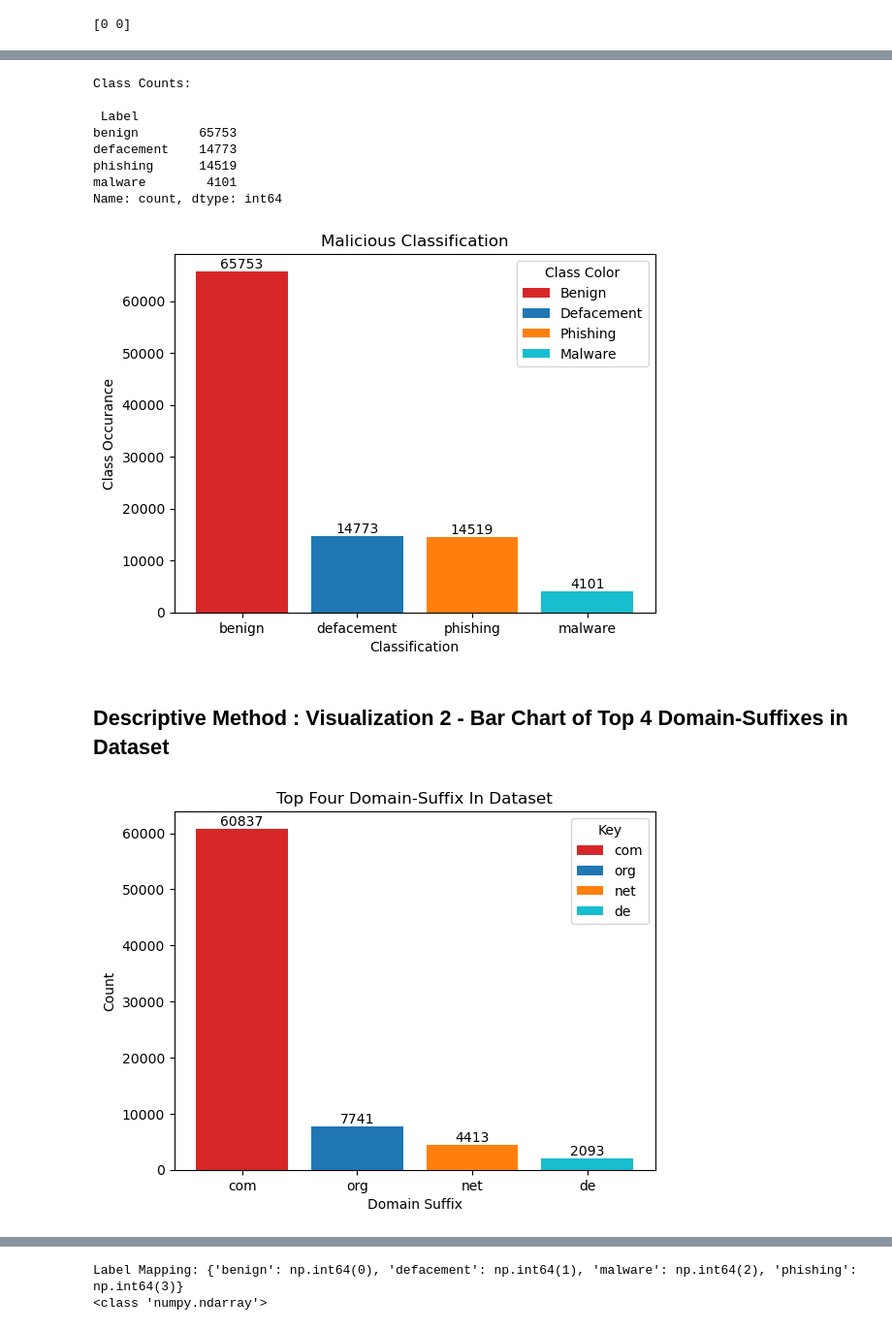
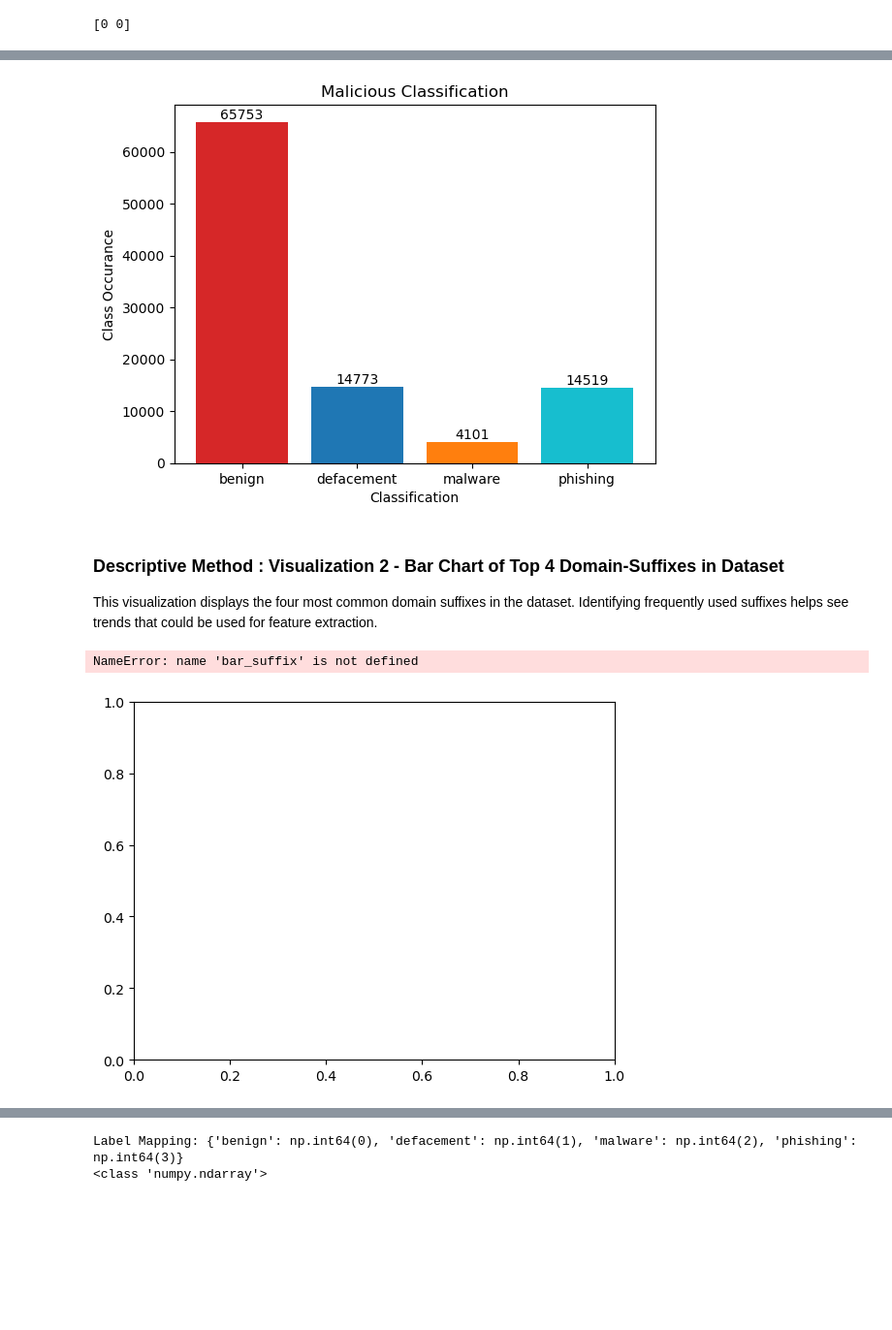
Before and after one commit to T-Geb/Malicious-URL-detection-_-ML, a Jupyter notebook: CS_Capstone.ipynb, the cells around one changed output, grey strips where cells are left out. Shown: that part at 97% size. Drawn from its saved outputs; the diff is of its cells as text; code cells hidden in the pictures; blank space fills up the shorter version.

```diff
--- a/CS_Capstone.ipynb
+++ b/CS_Capstone.ipynb
@@ -83,43 +124,32 @@ print(matplotlib.__version__)
 #Followed matplotlib website guide on 'Bar Chart with Individual Bar Colors' and customized by using value_count and accessing classification and counts.
 # Y represents - mal_ds['Label']
 
-label_counts = Y.value_counts()  #counting the values of each class using value_count. This will return a series
-print("Class Counts:\n\n", label_counts) #DEBUG
+label_counts = Y.value_counts() #counting the values of each class using value_count. This will return a series
+
+bar_class = ['benign', 'defacement', 'malware', 'phishing']
+bar_counts = [label_counts.get(label,0) for label in bar_class]
+
+bar_colors = ['tab:red', 'tab:blue', 'tab:orange', 'tab:cyan']
 
 figure, axis = plt.subplots() #assigning figure and axis for the bar plot
 
-classification = Y.value_counts().index.tolist() #getting the classifications from the count
-counts = Y.value_counts().iloc # getting the number of classfications
-bar_labels = ['Benign', 'Defacement', 'Phishing', 'Malware']
-bar_colors = ['tab:red', 'tab:blue', 'tab:orange', 'tab:cyan']
+#Setting the x and y axis, applying color and title
+axis.bar(bar_class, bar_counts, color=bar_colors)
 
-#accessing each classification and count by index from the series returned from value_count()
-bar_class = [classification[0], classification[1], classification[2], classification[3]]
-bar_counts = [counts[0], counts[1],counts[2],counts[3]]
-
-
-#Setting the x and y axis, applying color and title
-axis.bar(bar_class, bar_counts, label=bar_labels, color=bar_colors)
 axis.set_ylabel('Class Occurance')
 axis.set_xlabel('Classification')
 axis.set_title('Malicious Classification')
-axis.legend(title='Class Color')
+
 
 #using a for loop to show the count in numbers on each bar
-for i in range(len(bar_class)):
-    axis.text(i,bar_counts[i], str(bar_counts[i]), ha='center', va='bottom')
+for i, count in enumerate(bar_counts):
+    axis.text(i, count, str(count), ha='center', va='bottom')
 
 plt.show()
 # %% [output]
-Class Counts:
-
- Label
-benign        65753
-defacement    14773
-phishing      14519
-malware        4101
-Name: count, dtype: int64
-[figure, old version]
+[figure, new version]
 # %% [markdown]
-## Descriptive Method : Visualization 2 - Bar Chart of Top 4 Domain-Suffixes in Dataset
+### Descriptive Method : Visualization 2 - Bar Chart of Top 4 Domain-Suffixes in Dataset
+
+This visualization displays the four most common domain suffixes in the dataset. Identifying frequently used suffixes helps see trends that could be used for feature extraction.
 # %%
@@ -130,34 +158,32 @@ extractor = tldextract.TLDExtract(cache_dir=False) # disabling network access to
 # %%
 # X represents - mal_ds['URLs']
 #creating a method to work on one URL at a time to extract the suffix and applying the method to the URLs column
 # This method will also be used later on for feature extraction
+
 def get_suffix(url):
     return tldextract.extract(url).suffix.lower()
 
 extd_domains = X.apply(get_suffix)
 top_domains = extd_domains.value_counts().head(4)
 suffix_name = top_domains.index.tolist()
-domain_counts = top_domains.iloc
+suffix_counts= top_domains.values
+bar_colors = ['tab:red', 'tab:blue', 'tab:orange', 'tab:cyan']
 
 #plotting the histogram
 figure, axis = plt.subplots()
-bar_suffix = [suffix_name [0],suffix_name [1],suffix_name [2],suffix_name [3]]
-bar_count_suffix = [domain_counts[0],domain_counts[1],domain_counts[2],domain_counts[3]]
-bar_labels = ['com', 'org','net','de']
-bar_colors = ['tab:red', 'tab:blue', 'tab:orange', 'tab:cyan']
 
-#
-axis.bar(bar_suffix, bar_count_suffix, label=bar_labels, color=bar_colors)
+
+axis.bar(bar_suffix, bar_count_suffix,color=bar_colors)
 axis.set_ylabel('Count')
 axis.set_xlabel('Domain Suffix')
 axis.set_title('Top Four Domain-Suffix In Dataset')
-axis.legend(title='Key')
 
 
 #using a for loop to show the count in numbers on each bar
-for i in range(len(bar_suffix)):
-    axis.text(i,bar_count_suffix[i], str(bar_count_suffix[i]), ha='center', va='bottom')
+for i, count in enumerate(suffix_counts):
+    axis.text(i,count, str(count), ha='center', va='bottom')
 
 plt.show()
 # %% [output]
+NameError: name 'bar_suffix' is not defined
-[figure, old version]
+[figure, new version]
```
Also changed, not shown: parts of 72 cells of this notebook, 1 other file.
